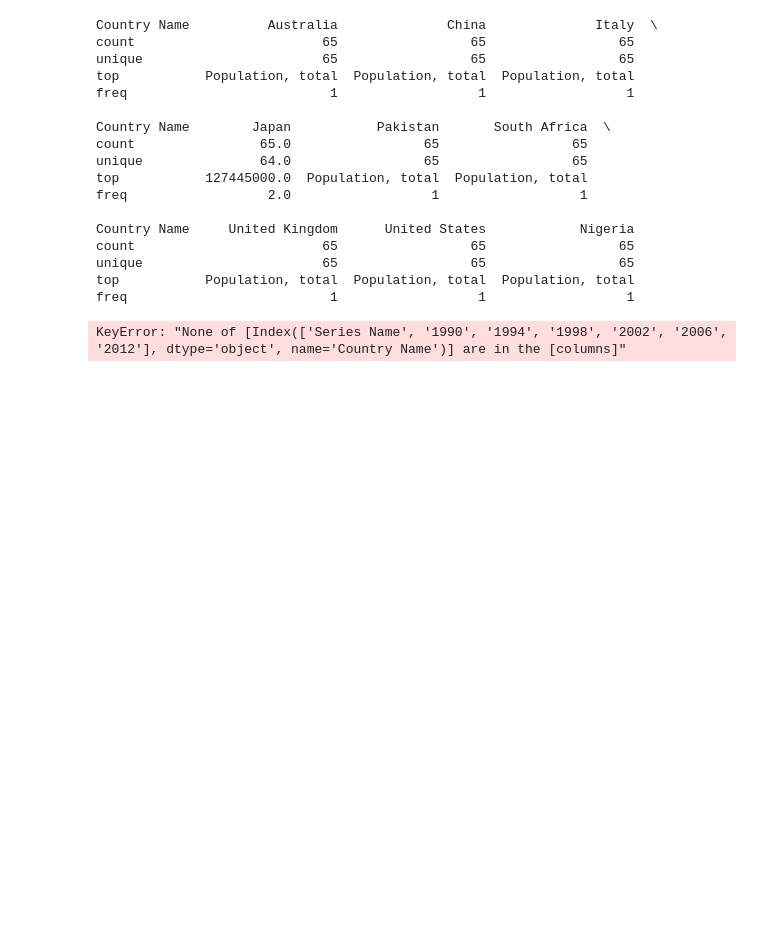
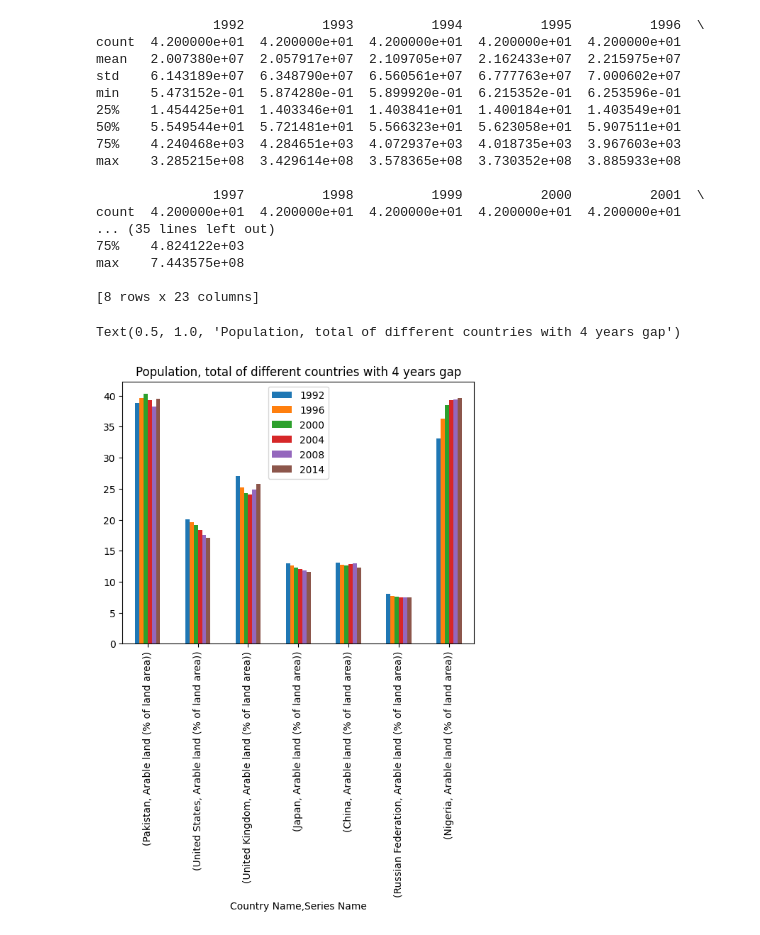
Before and after one commit to mansoorkashif1997/ADS1-assignment2, a Jupyter notebook: function.ipynb, the cells around one changed output. Cells and saved outputs as stored; diff of their text form; code cells hidden in the pictures; blank space fills up the shorter version.

```diff
--- a/function.ipynb
+++ b/function.ipynb
@@ -6,24 +6,22 @@ import stats as stats
 # %%
 def read_data(filename):
 
-    df = pd.read_csv(filename,skiprows=[41,42,43,44,45],na_values=[".."],index_col='Country Name')
+    df = pd.read_csv(filename,skiprows=[43,44,45,46,47,48],na_values=[".."],index_col=['Country Name', 'Series Name'])
 
+    df_years = df.dropna(axis=1)
+    df_years = df_years.drop(df_years.columns[0] ,axis=1)
     #df_countries = pd.DataFrame.transpose(df)
-    df_years = df.drop( axis=1, inplace=True)
-
-    df_countries = df.drop(df.index[1])
-    df_countries = df_countries.dropna()
-
+    df_countries = pd.DataFrame.transpose(df_years)
 
     #df_countries = df_countries.dropna()
-    #df_countries = df_countries.drop(df_countries.index[1])
+    #df_countries = df_countries.drop(df_countries.index[0])
 
     #df_years = pd.DataFrame.transpose(df_countries)
-
-    return df, df_years, df_countries
+    df_years = df_years.astype('float64')
+    return  df_years, df_countries
 # %%
-filename = "9b565bfd-e50d-4466-aadd-a7f079f49562_Data.csv"
-df, df_years, df_countries = read_data(filename)
+filename = "b6224e18-a134-4383-9cd7-1a0ce8b28a0a_Data.csv"
+df_years, df_countries = read_data(filename)
 # %%
 print('dataframes with years as columns:\n',df_years)
 # %% [output]
@@ -67,21 +65,21 @@ Nigeria         2.033045e+08  2.083274e+08  2.134013e+08  2.185412e+08
 # %%
 print(df_years.describe())
 # %% [output]
-Country Name          Australia              China              Italy  \
-count                        65                 65                 65
-unique                       65                 65                 65
-top           Population, total  Population, total  Population, total
-freq                          1                  1                  1
+               1992          1993          1994          1995          1996  \
+count  4.200000e+01  4.200000e+01  4.200000e+01  4.200000e+01  4.200000e+01
+mean   2.007380e+07  2.057917e+07  2.109705e+07  2.162433e+07  2.215975e+07
+std    6.143189e+07  6.348790e+07  6.560561e+07  6.777763e+07  7.000602e+07
+min    5.473152e-01  5.874280e-01  5.899920e-01  6.215352e-01  6.253596e-01
+25%    1.454425e+01  1.403346e+01  1.403841e+01  1.400184e+01  1.403549e+01
+50%    5.549544e+01  5.721481e+01  5.566323e+01  5.623058e+01  5.907511e+01
+75%    4.240468e+03  4.284651e+03  4.072937e+03  4.018735e+03  3.967603e+03
+max    3.285215e+08  3.429614e+08  3.578365e+08  3.730352e+08  3.885933e+08
 
-Country Name        Japan           Pakistan       South Africa  \
-count                65.0                 65                 65
-unique               64.0                 65                 65
-top           127445000.0  Population, total  Population, total
-freq                  2.0                  1                  1
+               1997          1998          1999          2000          2001  \
+count  4.200000e+01  4.200000e+01  4.200000e+01  4.200000e+01  4.200000e+01
+... (35 lines left out)
+75%    4.824122e+03
+max    7.443575e+08
 
-Country Name     United Kingdom      United States            Nigeria
-count                        65                 65                 65
-unique                       65                 65                 65
-top           Population, total  Population, total  Population, total
-freq                          1                  1                  1
+[8 rows x 23 columns]
 # %%
@@ -90,7 +86,11 @@ freq                          1                  1                  1
 #df_years.pivot_table(index=['Country Name','Series Name'])
-# %%
-df_years_gap4= df_years[['Series Name','1990', '1994', '1998', '2002', '2006', '2012' ]]
-df_years_gap4[(df_years_gap4['Series Name']=='Population, total')].plot.bar();
-plt.title('Population, total of different countries with 4 years gap')
-# %% [output]
-KeyError: "None of [Index(['Series Name', '1990', '1994', '1998', '2002', '2006', '2012'], dtype='object', name='Country Name')] are in the [columns]"
+# %%
+df_4yearsgap= df_years[['1992', '1996', '2000', '2004', '2008', '2014' ]]
+df_4yearsgap[df_4yearsgap.index.get_level_values('Series Name') == 'Arable land (% of land area)'].plot.bar()
+
+#plt.xticks(df_4yearsgap.index.get_level_values('Country Names'))
+#tick_labels = [df_4yearsgap.get_text().split(",")[0].get_xticklabels()]
+plt.title('Population, total of different countries with 4 years gap')
+# %% [output]
+Text(0.5, 1.0, 'Population, total of different countries with 4 years gap')
+[figure, added]
```
Also changed, not shown: parts of 3 cells of this notebook.
